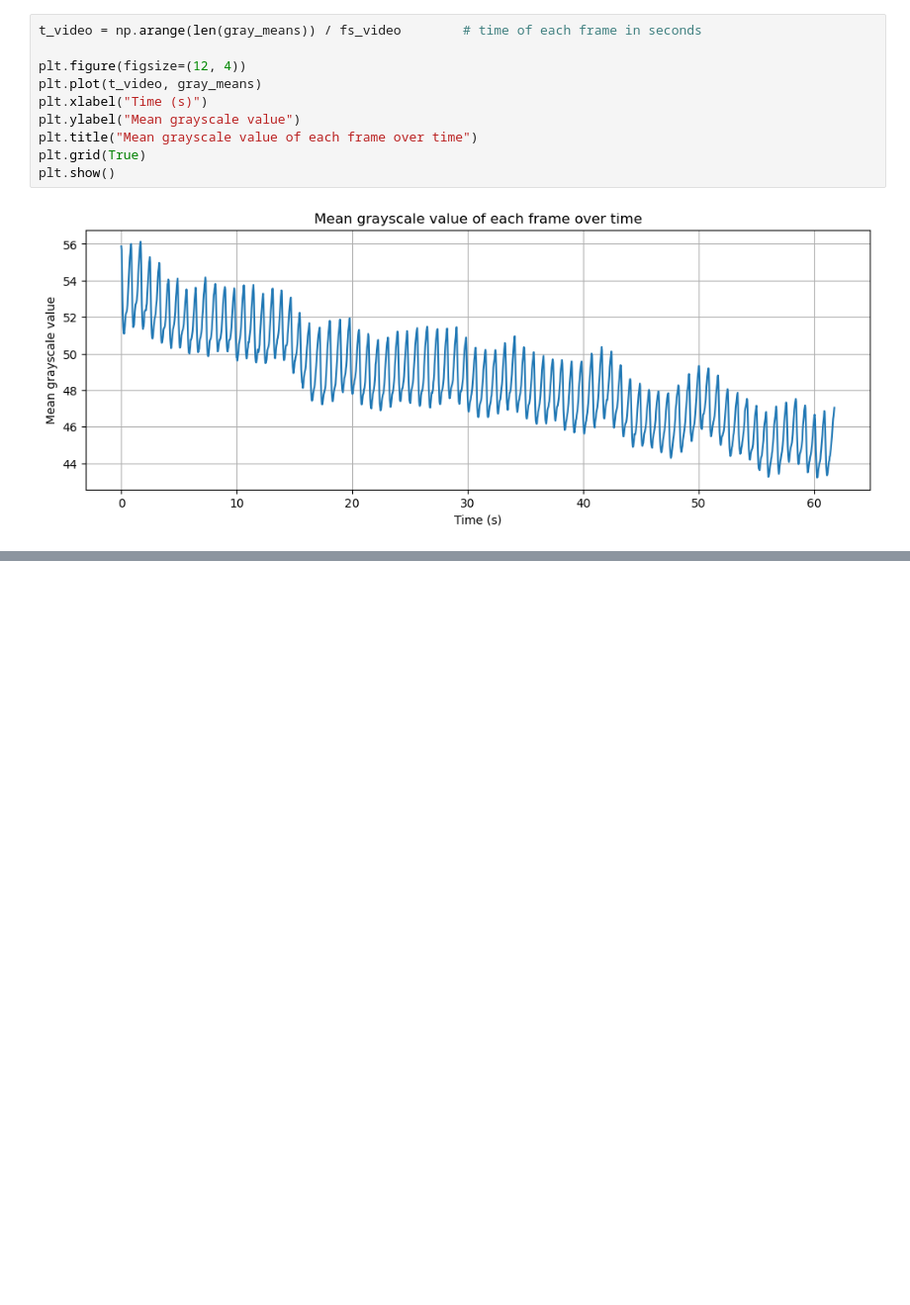
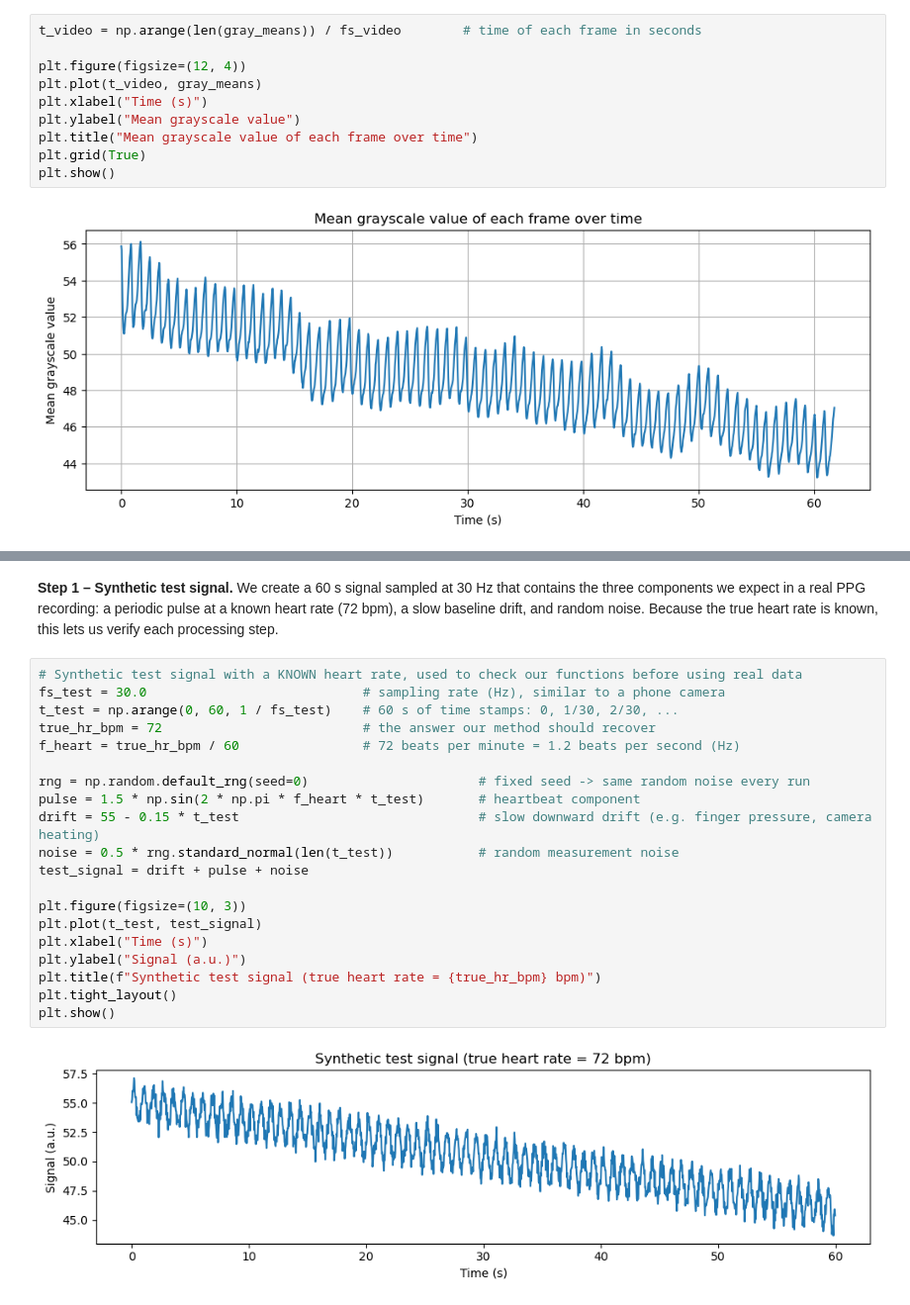
Before and after one commit to yaoZtb/ppg-heart-rate-from-video, a Jupyter notebook: heart_rate_from_video.ipynb, the cells around one changed output, grey strips where cells are left out. Shown at 99% size. Drawn from its saved outputs; the diff is of its cells as text; blank space fills up the shorter version.

Commit message:
P2 heart rate test

```diff
--- a/heart_rate_from_video.ipynb
+++ b/heart_rate_from_video.ipynb
@@ -67,0 +72,24 @@ plt.show()
+# %% [markdown]
+**Step 1 – Synthetic test signal.** We create a 60 s signal sampled at 30 Hz that contains the three components we expect in a real PPG recording: a periodic pulse at a known heart rate (72 bpm), a slow baseline drift, and random noise. Because the true heart rate is known, this lets us verify each processing step.
+# %%
+# Synthetic test signal with a KNOWN heart rate, used to check our functions before using real data
+fs_test = 30.0                            # sampling rate (Hz), similar to a phone camera
+t_test = np.arange(0, 60, 1 / fs_test)    # 60 s of time stamps: 0, 1/30, 2/30, ...
+true_hr_bpm = 72                          # the answer our method should recover
+f_heart = true_hr_bpm / 60                # 72 beats per minute = 1.2 beats per second (Hz)
+
+rng = np.random.default_rng(seed=0)                      # fixed seed -> same random noise every run
+pulse = 1.5 * np.sin(2 * np.pi * f_heart * t_test)       # heartbeat component
+drift = 55 - 0.15 * t_test                               # slow downward drift (e.g. finger pressure, camera heating)
+noise = 0.5 * rng.standard_normal(len(t_test))           # random measurement noise
+test_signal = drift + pulse + noise
+
+plt.figure(figsize=(10, 3))
+plt.plot(t_test, test_signal)
+plt.xlabel("Time (s)")
+plt.ylabel("Signal (a.u.)")
+plt.title(f"Synthetic test signal (true heart rate = {true_hr_bpm} bpm)")
+plt.tight_layout()
+plt.show()
+# %% [output]
+[figure, added]
```
Also changed, not shown: parts of 1 cell of this notebook.
